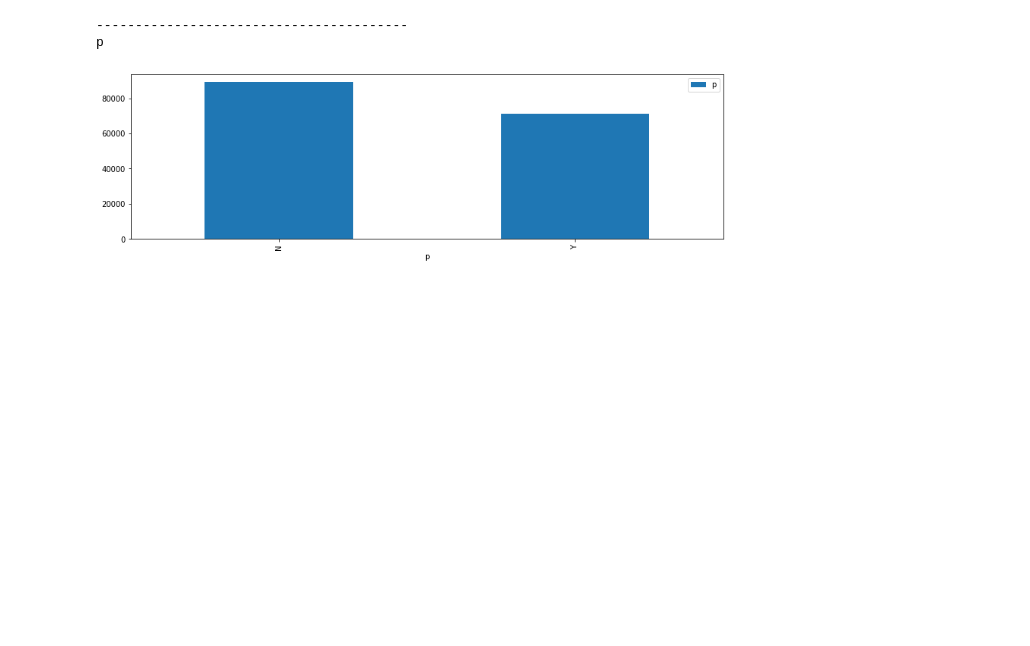
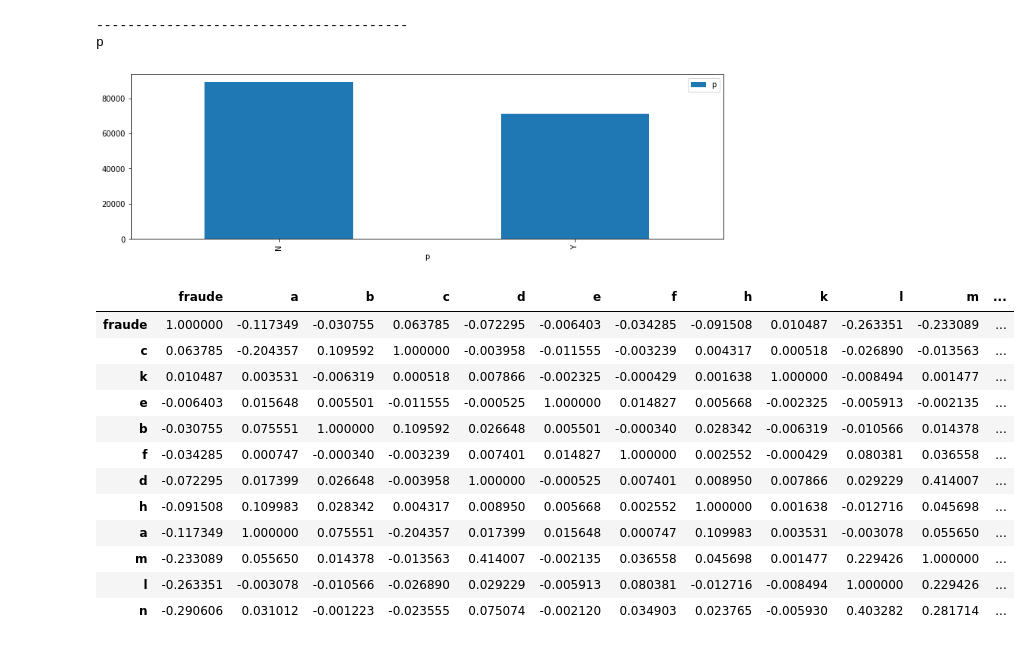
Before and after one commit to lejcruz/case_meli, a Jupyter notebook: notebooks/main.ipynb, the cells around one changed output. Saved outputs shown, nothing was run; the diff lists cells and outputs as text; code cells hidden in the pictures; blank space fills up the shorter version.

```diff
--- a/notebooks/main.ipynb
+++ b/notebooks/main.ipynb
@@ -201,3 +221,26 @@ o
 ----------------------------------------
 p
 [figure]
+# %%
+# Correlation
+correlation = pd.concat([y_train_OS, X_train_OS], axis=1)
+corr = correlation.corr()
+corr.sort_values(YNAME, ascending=False, inplace=True)
+corr.style.background_gradient(cmap='coolwarm')
+
+# Based on correlation matrix we have just 2 pairs of medium correlated variables (m,d) and (n,l)
+# There aren't good correlation beteween X and y
+# %% [output]
+|  | fraude | a | b | c | d | e | f | h | k | l | m | ... |
+| fraude | 1.000000 | -0.117349 | -0.030755 | 0.063785 | -0.072295 | -0.006403 | -0.034285 | -0.091508 | 0.010487 | -0.263351 | -0.233089 | ... |
+| c | 0.063785 | -0.204357 | 0.109592 | 1.000000 | -0.003958 | -0.011555 | -0.003239 | 0.004317 | 0.000518 | -0.026890 | -0.013563 | ... |
+| k | 0.010487 | 0.003531 | -0.006319 | 0.000518 | 0.007866 | -0.002325 | -0.000429 | 0.001638 | 1.000000 | -0.008494 | 0.001477 | ... |
+| e | -0.006403 | 0.015648 | 0.005501 | -0.011555 | -0.000525 | 1.000000 | 0.014827 | 0.005668 | -0.002325 | -0.005913 | -0.002135 | ... |
+| b | -0.030755 | 0.075551 | 1.000000 | 0.109592 | 0.026648 | 0.005501 | -0.000340 | 0.028342 | -0.006319 | -0.010566 | 0.014378 | ... |
+| f | -0.034285 | 0.000747 | -0.000340 | -0.003239 | 0.007401 | 0.014827 | 1.000000 | 0.002552 | -0.000429 | 0.080381 | 0.036558 | ... |
+| d | -0.072295 | 0.017399 | 0.026648 | -0.003958 | 1.000000 | -0.000525 | 0.007401 | 0.008950 | 0.007866 | 0.029229 | 0.414007 | ... |
+| h | -0.091508 | 0.109983 | 0.028342 | 0.004317 | 0.008950 | 0.005668 | 0.002552 | 1.000000 | 0.001638 | -0.012716 | 0.045698 | ... |
+| a | -0.117349 | 1.000000 | 0.075551 | -0.204357 | 0.017399 | 0.015648 | 0.000747 | 0.109983 | 0.003531 | -0.003078 | 0.055650 | ... |
+| m | -0.233089 | 0.055650 | 0.014378 | -0.013563 | 0.414007 | -0.002135 | 0.036558 | 0.045698 | 0.001477 | 0.229426 | 1.000000 | ... |
+| l | -0.263351 | -0.003078 | -0.010566 | -0.026890 | 0.029229 | -0.005913 | 0.080381 | -0.012716 | -0.008494 | 1.000000 | 0.229426 | ... |
+| n | -0.290606 | 0.031012 | -0.001223 | -0.023555 | 0.075074 | -0.002120 | 0.034903 | 0.023765 | -0.005930 | 0.403282 | 0.281714 | ... |
```
Also changed, not shown: parts of 14 cells of this notebook.
